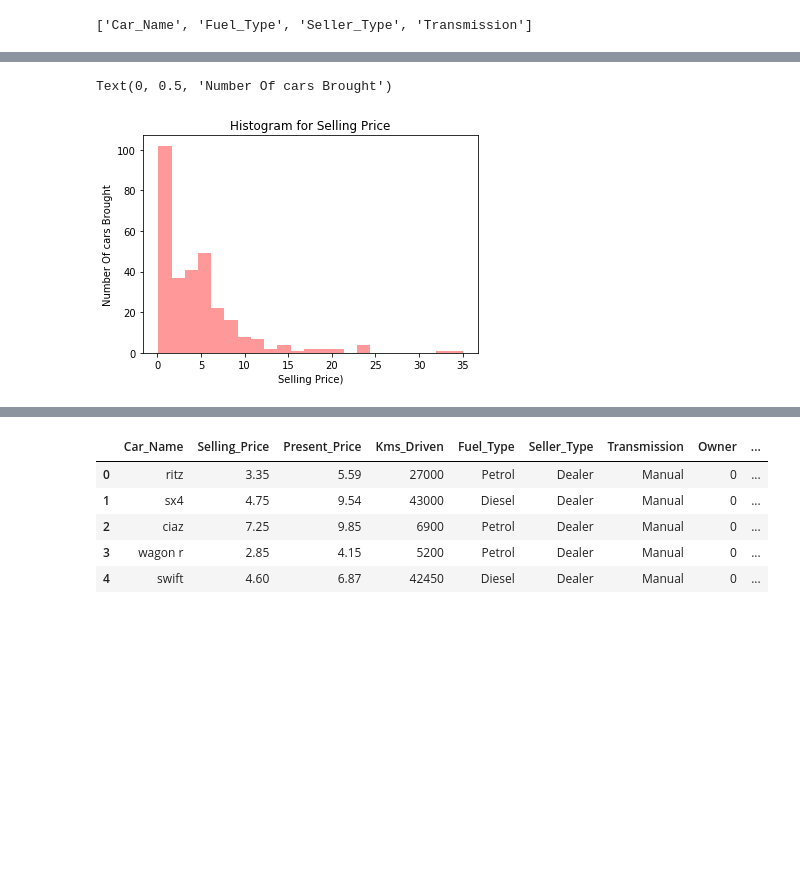
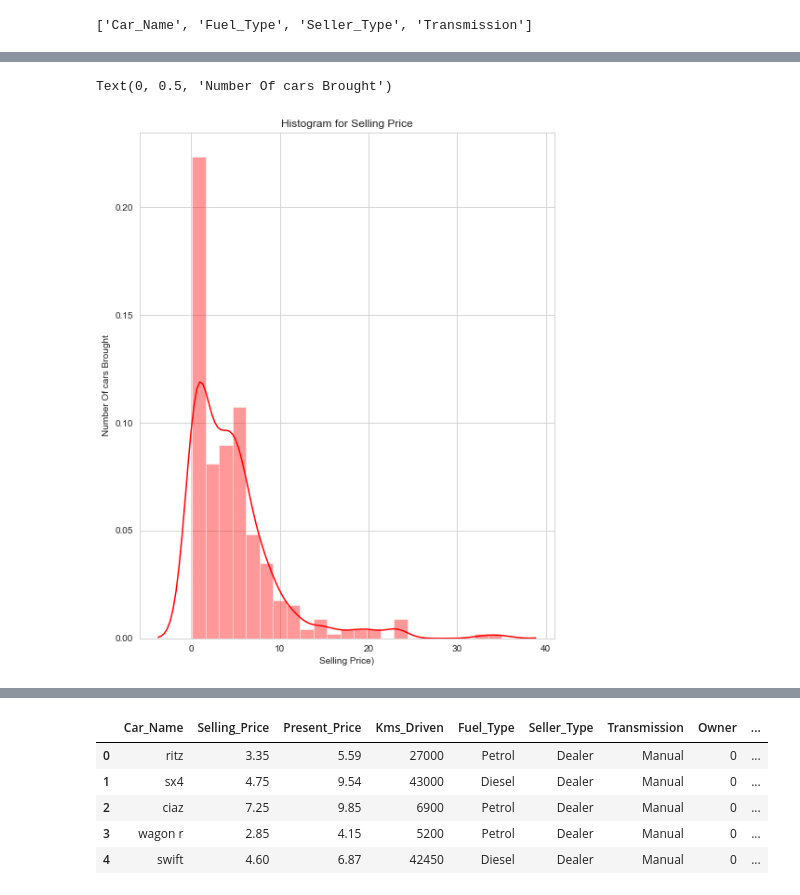
Before and after one commit to abhiraturi/Car_Prediction, a Jupyter notebook: IDS_Car_Dekho_Assignment.ipynb, the cells around one changed output, grey strips where cells are left out. Saved outputs shown, nothing was run; the diff lists cells and outputs as text; code cells hidden in the pictures; blank space fills up the shorter version.

```diff
--- a/IDS_Car_Dekho_Assignment.ipynb
+++ b/IDS_Car_Dekho_Assignment.ipynb
@@ -168,11 +165,11 @@ Text(0, 0.5, 'Number Of cars Brought')
 # %%
 #Histogram for selling price
-sns.distplot(df['Selling_Price'], kde=False, color='red')
+sns.distplot(df['Selling_Price'], kde=True, color='red')
 plt.title('Histogram for Selling Price', fontsize=12)
 plt.xlabel('Selling Price)', fontsize=10)
 plt.ylabel('Number Of cars Brought', fontsize=10)
 # %% [output]
 Text(0, 0.5, 'Number Of cars Brought')
-[figure, old version]
+[figure, new version]
 # %%
 #Histogram for showroom/present price
```
Also changed, not shown: parts of 8 cells of this notebook.
